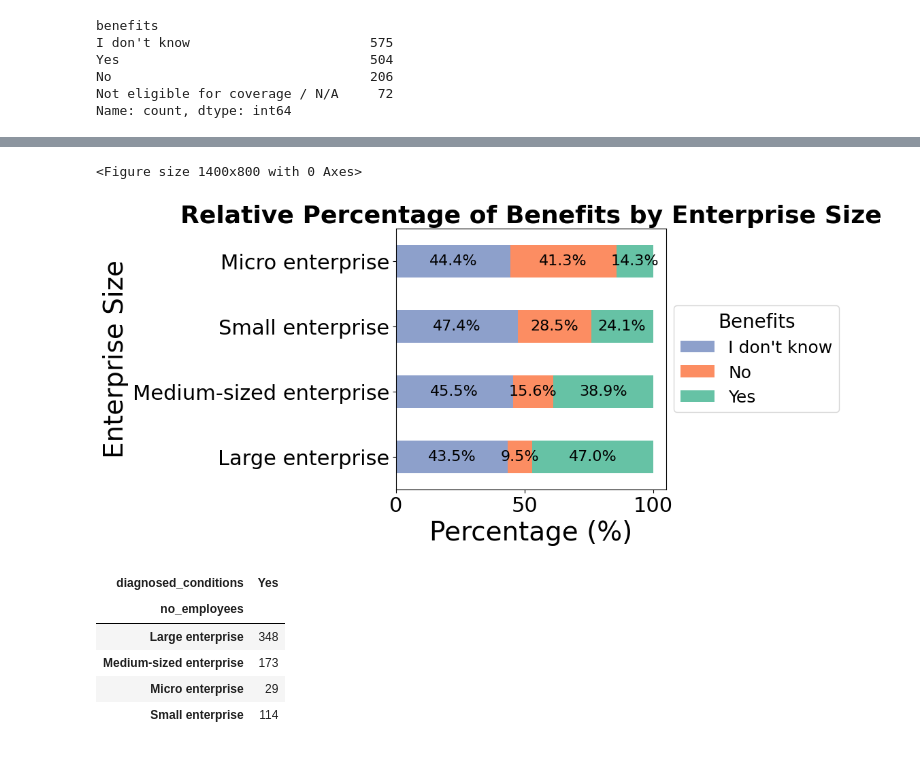
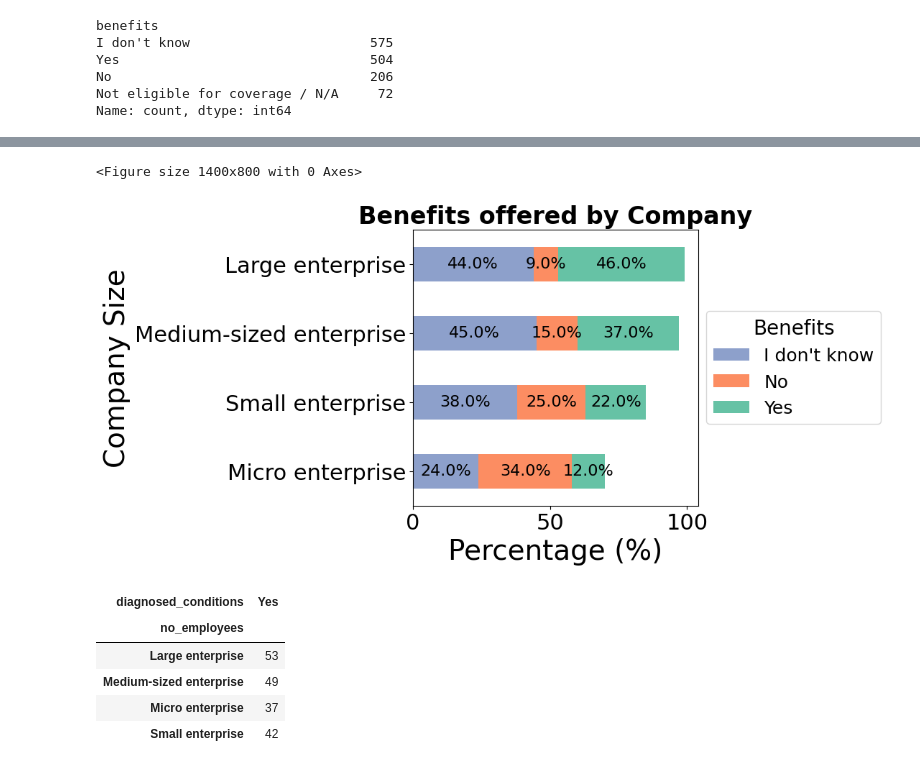
Before and after one commit to ShaQ90/week3_project, a Jupyter notebook: notebooks/Alessia.ipynb, the cells around one changed output, grey strips where cells are left out. Drawn from its saved outputs; the diff is of its cells as text; code cells hidden in the pictures.

```diff
--- a/notebooks/Alessia.ipynb
+++ b/notebooks/Alessia.ipynb
@@ -663,7 +610,7 @@ import matplotlib.pyplot as plt
 import matplotlib.cm as cm
 import numpy as np
 
-colors = cm.viridis([0.2, 0.8])
+sns.set_palette("Set2")
 
 # Assuming pivot_table_percentage_age_sex is already created and contains the normalized data
 
@@ -726,6 +673,8 @@ plt.subplots_adjust(left=0.2, right=0.8, top=0.9, bottom=0.1)  # Adjust these pa
 # Adjust layout for better display
 plt.tight_layout()
 
+plt.savefig('Prevalence of Diagnosed Conditions by Age and Sex.jpeg', format='jpeg', dpi=300)
+
 # Show the plot
 plt.show()
 # %% [output]
@@ -945,0 +863,18 @@ pivot_table_ben
+# %%
+# Filter the DataFrame to include only "Europe" and "United States of America"
+filtered_df_ben = df_2016[df_2016['benefits'].isin(['Yes', 'No', "I don't know"])]
+
+
+pivot_table_ben = pd.pivot_table(filtered_df_ben,
+                                 index='no_employees',
+                                 columns='benefits',
+                                 values='age',
+                                 aggfunc='count')
+
+# Normalize the data based on the total counts per employee size
+for idx in pivot_table_ben.index:
+    if idx in total_counts:
+        pivot_table_ben.loc[idx] = ((pivot_table_ben.loc[idx] / total_counts[idx]) * 100).round(0).astype(int)
+
+# Display the pivot table
+pivot_table_ben
@@ -948,17 +890,12 @@ import pandas as pd
 import matplotlib.pyplot as plt
 import seaborn as sns
 
-# Assuming pivot_table_ben DataFrame is correctly prepared and benefits are the columns
-
-# Normalize the data to get percentages across each row (enterprise size)
-pivot_table_ben_percentage = pivot_table_ben.div(pivot_table_ben.sum(axis=1), axis=0) * 100
-
 # Reorder the rows to have "Large enterprise" first and "Micro enterprise" last
-ordered_index = ['Large enterprise', 'Medium-sized enterprise', 'Small enterprise', 'Micro enterprise']
-pivot_table_ben_percentage = pivot_table_ben_percentage.reindex(ordered_index)
+ordered_index = ['Micro enterprise', 'Small enterprise', 'Medium-sized enterprise', 'Large enterprise']
+pivot_table_ben = pivot_table_ben.reindex(ordered_index)
 
 # Get colors from Seaborn's Set2 palette
-palette = sns.color_palette('Set2', n_colors=pivot_table_ben_percentage.shape[1])
+palette = sns.color_palette('Set2', n_colors=pivot_table_ben.shape[1])
 colors = palette.as_hex()  # Convert to hex format
 
 # Reverse the color list
@@ -966,58 +903,62 @@ colors = colors[::-1]
 
 # Create a horizontal bar chart with stacked bars
 plt.figure(figsize=(14, 8))  # Increased figure width to accommodate the legend
-ax = pivot_table_ben_percentage.plot(kind='barh', stacked=True, color=colors, edgecolor='none')
+ax = pivot_table_ben.plot(kind='barh', stacked=True, color=colors, edgecolor='none')
 
 # Set the title and labels with larger font sizes
-ax.set_title('Relative Percentage of Benefits by Enterprise Size', fontsize=26, weight='bold')
+ax.set_title('Benefits offered by Company', fontsize=24, weight='bold')
 ax.set_xlabel('Percentage (%)', fontsize=28)
-ax.set_ylabel('Enterprise Size', fontsize=28)
+ax.set_ylabel('Company Size', fontsize=28)
 
 # Customize the legend
-legend_labels = pivot_table_ben_percentage.columns.tolist()  # Use the actual column names for legend
+legend_labels = pivot_table_ben.columns.tolist()  # Use the actual column names for legend
 handles, labels = ax.get_legend_handles_labels()
 
 # Further reduce the space the legend takes up by adjusting its position and size
 ax.legend(handles, legend_labels,
           title='Benefits',
           title_fontsize='20',  # Smaller title font size
           fontsize='18',        # Smaller legend font size
           bbox_to_anchor=(1.01, 0.5),  # Position the legend closer to the plot
           loc='center left',  # Vertically center the legend
           borderaxespad=0.3)  # Even smaller padding between the plot and the legend
 
 # Remove grid lines
 ax.grid(False)
 
 # Add labels to the bars with a larger font size
 for container in ax.containers:
     ax.bar_label(container, fmt='%.1f%%', fontsize=16, label_type='center')
 
 # Increase the size of the numbers on x and y axes
 ax.tick_params(axis='x', labelsize=22)
 ax.tick_params(axis='y', labelsize=22)
 
 # Adjust the spacing between bars (enterprise sizes) by reducing the layout padding
 plt.subplots_adjust(left=0.2, right=0.82, top=0.9, bottom=0.1)  # Further reduced right padding
 
 # Adjust layout for better display
 plt.tight_layout()
 
+# Save the plot as a JPEG file
+plt.savefig('Benefits offered by Company.jpeg', format='jpeg', dpi=300)
+
+
 # Show the plot
 plt.show()
 # %% [output]
 <Figure size 1400x800 with 0 Axes>
-[figure, old version]
+[figure, new version]
 # %%
 import pandas as pd
 
 # Filter the DataFrame to include only "Europe" and "United States of America"
-filtered_df_ben = df_2016[df_2016['diagnosed_conditions'].isin(['Yes'])]
+filtered_df_comp = df_2016[df_2016['diagnosed_conditions'].isin(['Yes'])]
 
 # Ensure df_2016 is a DataFrame and contains required columns
-pivot_table_ben = pd.pivot_table(filtered_df_ben,
-                                 index='no_employees',  # Change this to index by 'no_employees'
-                                 columns='diagnosed_conditions',    # Change this to make 'benefits' the columns
+pivot_table_company = pd.pivot_table(filtered_df_comp,
+                                 index='no_employees',
+                                 columns='diagnosed_conditions',
                                  values='age',
                                  aggfunc='count')
 
@@ -1031,16 +972,16 @@ total_counts = {
 }
 
 # Make sure columns exist before performing operations
-for col in pivot_table_ben.columns:
-    if col in total_counts:
-        pivot_table_ben[col] = ((pivot_table_ben[col] / total_counts[col]) * 100).round(0).astype(int)
+for idx in pivot_table_company.index:
+    if idx in total_counts:
+        pivot_table_company.loc[idx] = ((pivot_table_company.loc[idx] / total_counts[idx]) * 100).round(0).astype(int)
 
 # Display the pivot table
-pivot_table_ben
+pivot_table_company
 # %% [output]
 | diagnosed_conditions | Yes |
 | no_employees |  |
-| Large enterprise | 348 |
-| Medium-sized enterprise | 173 |
-| Micro enterprise | 29 |
-| Small enterprise | 114 |
+| Large enterprise | 53 |
+| Medium-sized enterprise | 49 |
+| Micro enterprise | 37 |
+| Small enterprise | 42 |
```
Also changed, not shown: parts of 10 cells of this notebook, 6 other files.
